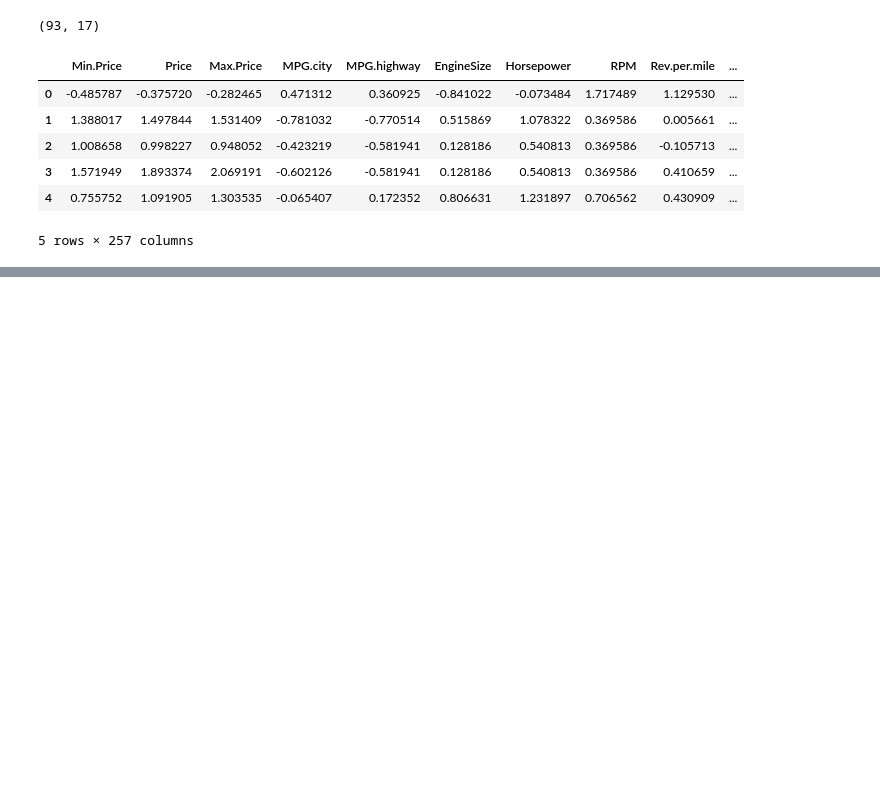
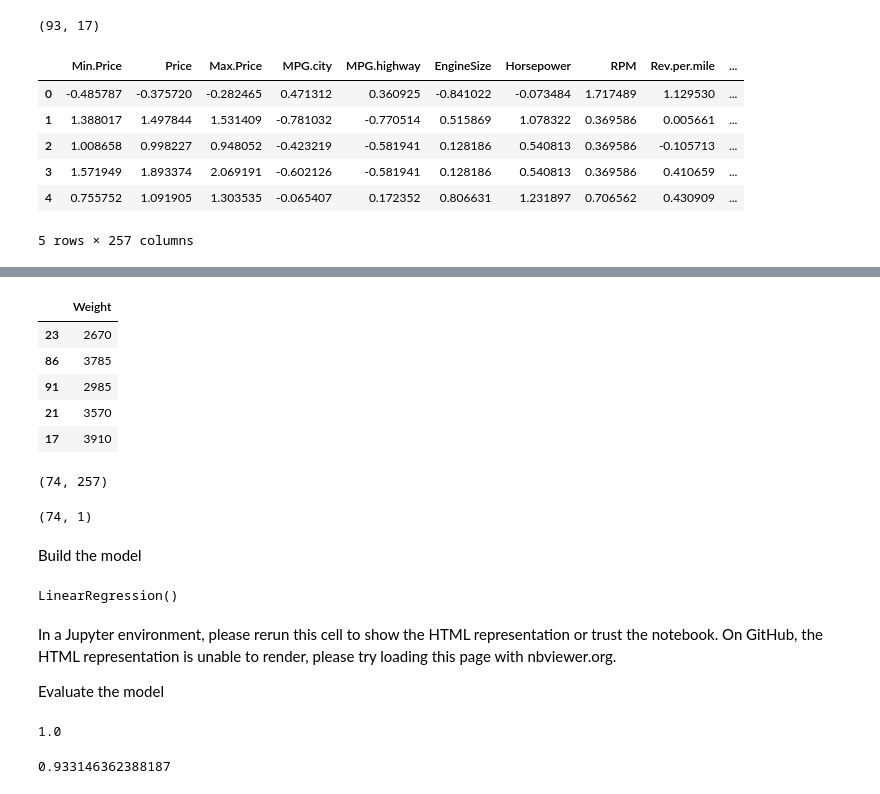
Before and after one commit to AKVITA380/Machine-Learning-Model-Project, a Jupyter notebook: Manual Preprocessing/Preprocessing.ipynb, the cells around one changed output, grey strips where cells are left out. Cells and saved outputs as stored; diff of their text form; code cells hidden in the pictures; blank space fills up the shorter version.

```diff
--- a/Manual Preprocessing/Preprocessing.ipynb
+++ b/Manual Preprocessing/Preprocessing.ipynb
@@ -440,0 +502,41 @@ X_pre.to_csv('Pre.csv', index=False)
+# %%
+ytest.head()
+# %% [output]
+|  | Weight |
+| 23 | 2670 |
+| 86 | 3785 |
+| 91 | 2985 |
+| 21 | 3570 |
+| 17 | 3910 |
+# %%
+
+xtrain.shape
+# %% [output]
+(74, 257)
+# %%
+ytrain.shape
+# %% [output]
+(74, 1)
+# %% [markdown]
+Build the model
+# %%
+from sklearn.linear_model import LinearRegression
+model = LinearRegression()
+model.fit(xtrain, ytrain)
+# %% [output]
+LinearRegression()
+# %% [markdown]
+
+In a Jupyter environment, please rerun this cell to show the HTML representation or trust the notebook.
+On GitHub, the HTML representation is unable to render, please try loading this page with nbviewer.org.
+
+
+Evaluate the model
+# %%
+model.score(xtrain, ytrain)
+# %% [output]
+1.0
+# %%
+model.score(xtest, ytest)
+# %% [output]
+0.933146362388187
```
Also changed, not shown: parts of 19 cells of this notebook.
